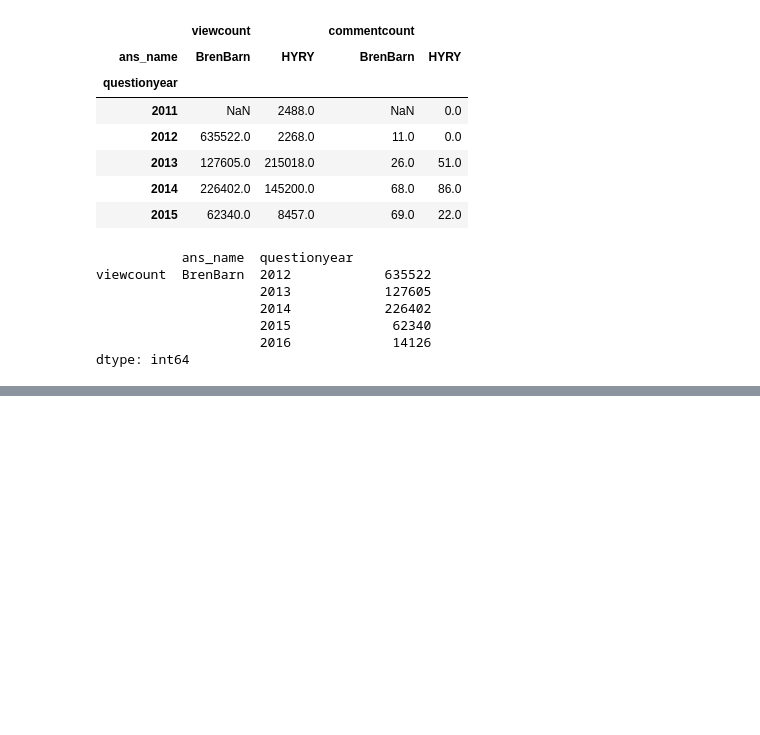
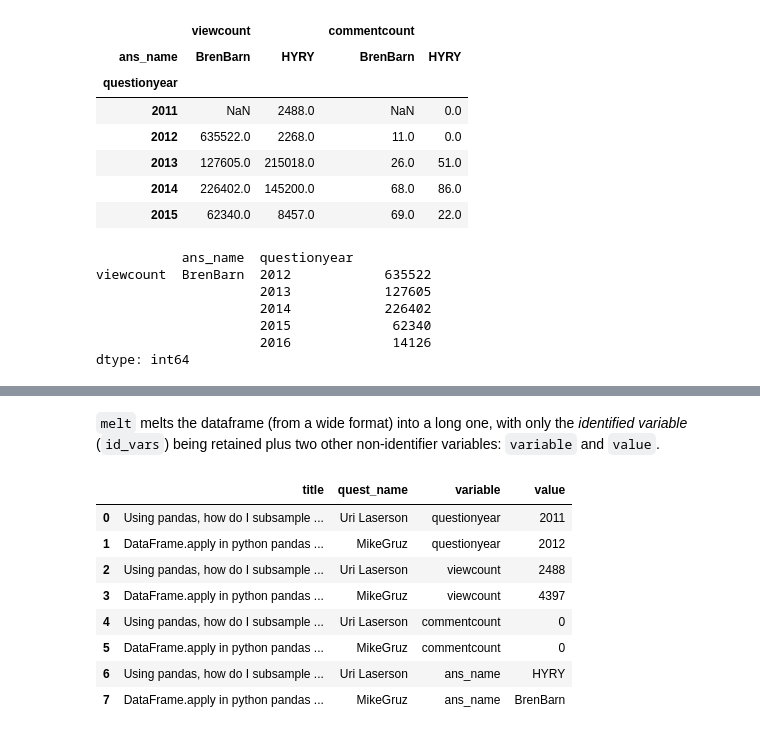
Before and after one commit to onlyphantom/WebAnalytics, a Jupyter notebook: lecture3.ipynb, the cells around one changed output, grey strips where cells are left out. Drawn from its saved outputs; the diff is of its cells as text; code cells hidden in the pictures; blank space fills up the shorter version.

```diff
--- a/lecture3.ipynb
+++ b/lecture3.ipynb
@@ -206,0 +231,14 @@ dtype: int64
+# %% [markdown]
+`melt` melts the dataframe (from a wide format) into a long one, with only the _identified variable_ (`id_vars`) being retained plus two other non-identifier variables: `variable` and `value`.
+# %%
+hybren.head(2).melt(id_vars=['title','quest_name'])
+# %% [output]
+|  | title | quest_name | variable | value |
+| 0 | Using pandas, how do I subsample ... | Uri Laserson | questionyear | 2011 |
+| 1 | DataFrame.apply in python pandas ... | MikeGruz | questionyear | 2012 |
+| 2 | Using pandas, how do I subsample ... | Uri Laserson | viewcount | 2488 |
+| 3 | DataFrame.apply in python pandas ... | MikeGruz | viewcount | 4397 |
+| 4 | Using pandas, how do I subsample ... | Uri Laserson | commentcount | 0 |
+| 5 | DataFrame.apply in python pandas ... | MikeGruz | commentcount | 0 |
+| 6 | Using pandas, how do I subsample ... | Uri Laserson | ans_name | HYRY |
+| 7 | DataFrame.apply in python pandas ... | MikeGruz | ans_name | BrenBarn |
```
Also changed, not shown: parts of 17 cells of this notebook.
